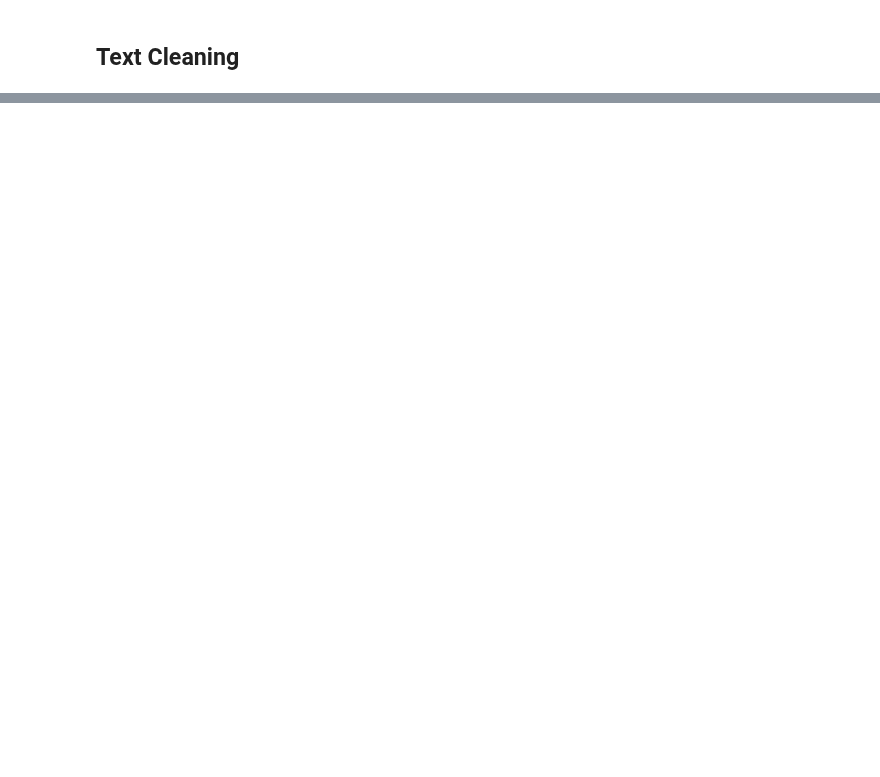
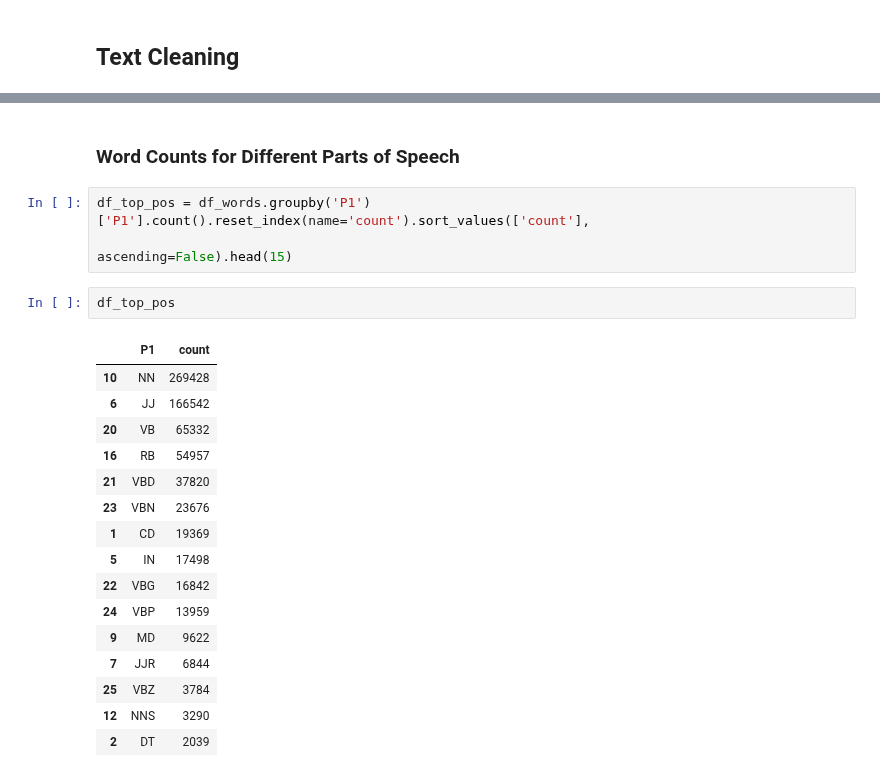
Before and after one commit to broepke/DATA110, a Jupyter notebook: Week 11/DATA110-Week11-Midterm-broepke.ipynb, the cells around one changed output, grey strips where cells are left out. Drawn from its saved outputs; the diff is of its cells as text; blank space fills up the shorter version.

```diff
--- a/Week 11/DATA110-Week11-Midterm-broepke.ipynb
+++ b/Week 11/DATA110-Week11-Midterm-broepke.ipynb
@@ -462 +467,25 @@ sns.histplot(df, x='compound', palette="tab20c", bins=10);
+# %% [markdown]
+### Word Counts for Different Parts of Speech
+# %%
+df_top_pos = df_words.groupby('P1')['P1'].count().reset_index(name='count').sort_values(['count'],
+                                                                                        ascending=False).head(15)
+# %%
+df_top_pos
+# %% [output]
+|  | P1 | count |
+| 10 | NN | 269428 |
+| 6 | JJ | 166542 |
+| 20 | VB | 65332 |
+| 16 | RB | 54957 |
+| 21 | VBD | 37820 |
+| 23 | VBN | 23676 |
+| 1 | CD | 19369 |
+| 5 | IN | 17498 |
+| 22 | VBG | 16842 |
+| 24 | VBP | 13959 |
+| 9 | MD | 9622 |
+| 7 | JJR | 6844 |
+| 25 | VBZ | 3784 |
+| 12 | NNS | 3290 |
+| 2 | DT | 2039 |
 # %%
```
Also changed, not shown: parts of 46 cells of this notebook.
